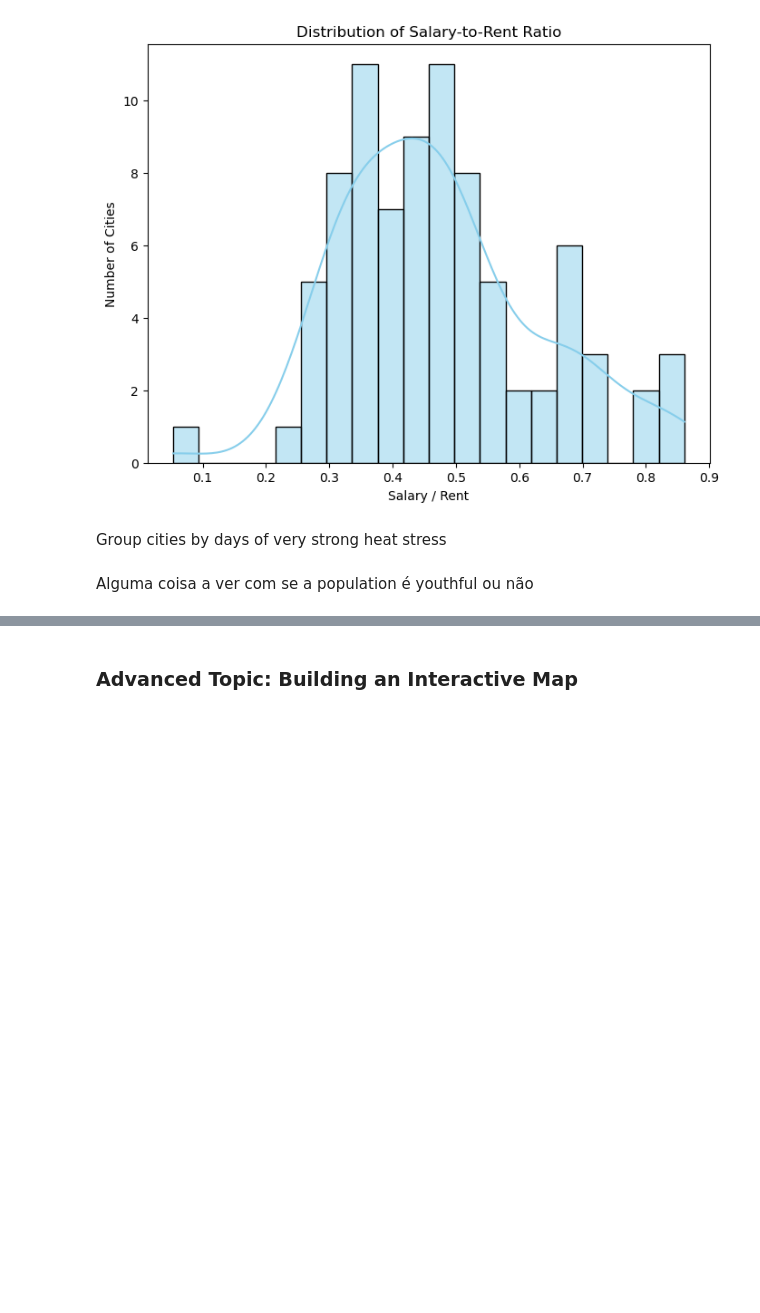
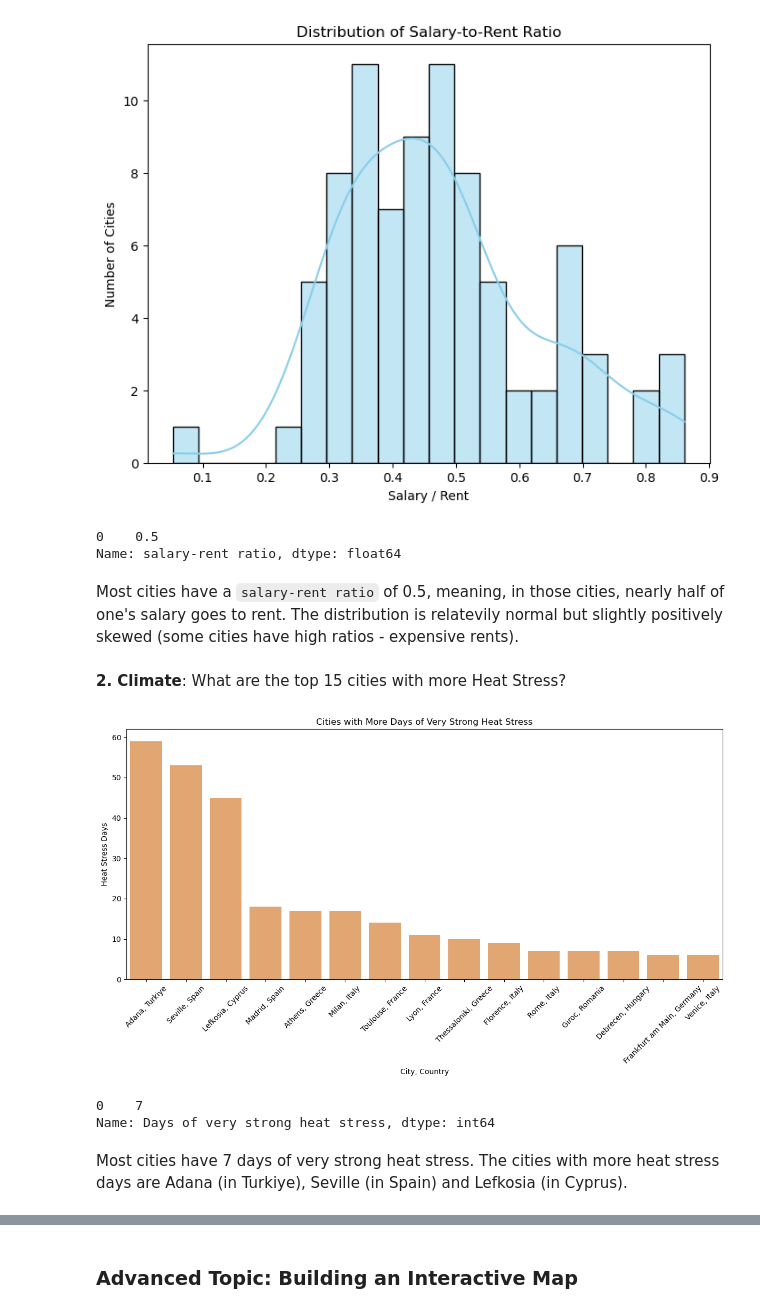
Before and after one commit to amdbsilva/Programming-for-Data-Science-Project, a Jupyter notebook: PDS_project_8_novembro.ipynb, the cells around one changed output, grey strips where cells are left out. Drawn from its saved outputs; the diff is of its cells as text; code cells hidden in the pictures; blank space fills up the shorter version.

```diff
--- a/PDS_project_8_novembro.ipynb
+++ b/PDS_project_8_novembro.ipynb
@@ -518,8 +517,41 @@ plt.ylabel('Number of Cities')
 plt.show()
 # %% [output]
 [figure]
+# %%
+data_copy['salary-rent ratio'].mode()
+# %% [output]
+0    0.5
+Name: salary-rent ratio, dtype: float64
+# %% [markdown]
+Most cities have a `salary-rent ratio` of 0.5, meaning, in those cities, nearly half of one's salary goes to rent. The distribution is relatevily normal but slightly positively skewed (some cities have high ratios - expensive rents).
 # %% [markdown]
-Group cities by days of very strong heat stress
+**2. Climate**: What are the top 15 cities with more Heat Stress?
-# %% [markdown]
-Alguma coisa a ver com se a population é youthful ou não
+# %%
+cities_with_more_heat = data_copy.sort_values(ascending=False, by='Days of very strong heat stress').head(15)
+
+cities_with_more_heat['City_Country'] = cities_with_more_heat['City'] + ', ' + cities_with_more_heat['Country']
+
+plt.figure(figsize=(12, 7))
+sns.barplot( data=cities_with_more_heat,
+            x = 'City_Country',
+            y = 'Days of very strong heat stress',
+            color='sandybrown'
+)
+
+plt.xticks(rotation=45)
+plt.xlabel('City, Country')
+plt.ylabel('Heat Stress Days')
+plt.title('Cities with More Days of Very Strong Heat Stress')
+plt.tight_layout()
+plt.show()
+# %% [output]
+[figure, added]
+# %%
+cities_with_more_heat['Days of very strong heat stress'].mode()
+# %% [output]
+0    7
+Name: Days of very strong heat stress, dtype: int64
+# %% [markdown]
+Most cities have 7 days of very strong heat stress.
+The cities with more heat stress days are Adana (in Turkiye), Seville (in Spain) and Lefkosia (in Cyprus).
 # %% [markdown]
```
Also changed, not shown: parts of 6 cells of this notebook.
